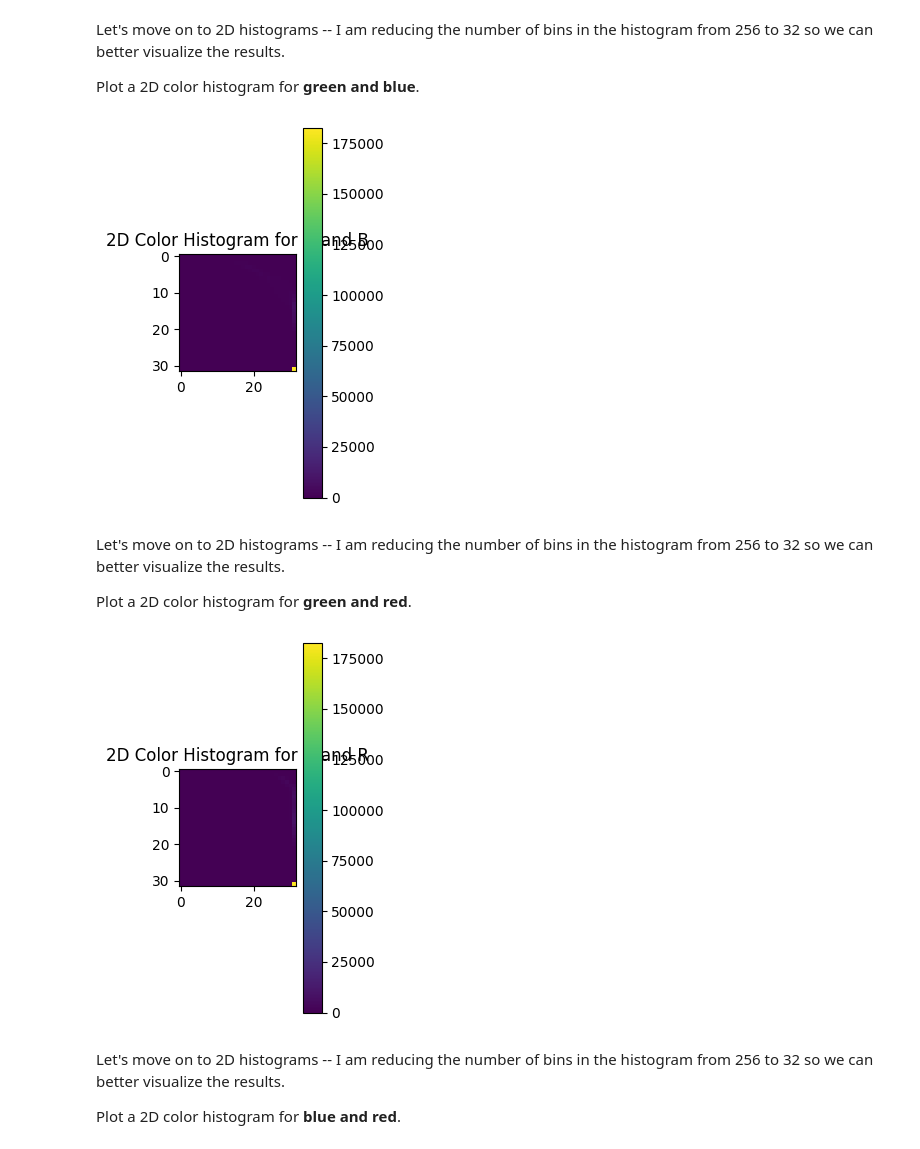
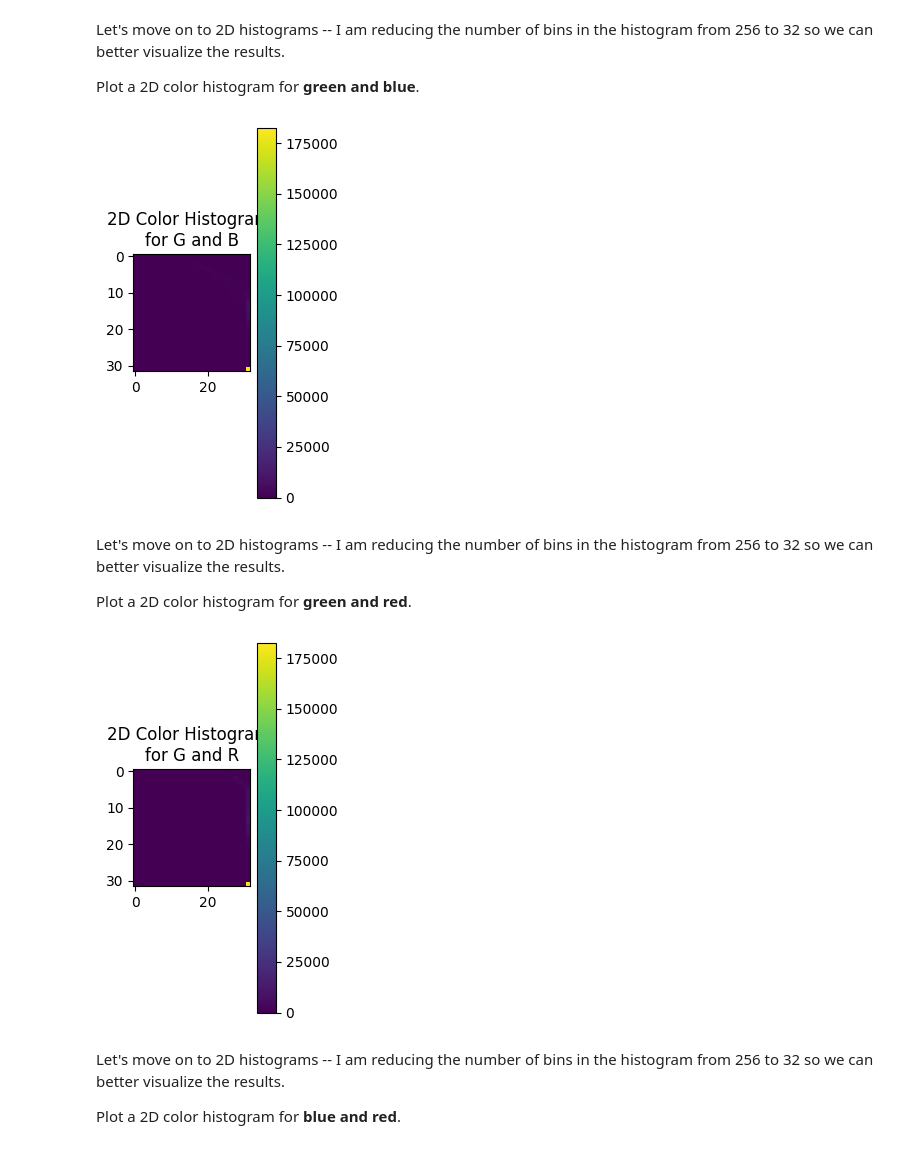
Before and after one commit to WanDz03/SMJE4313, a Jupyter notebook: Wan_color_histograms.ipynb, the cells around one changed output. Saved outputs shown, nothing was run; the diff lists cells and outputs as text; code cells hidden in the pictures.

```diff
--- a/Wan_color_histograms.ipynb
+++ b/Wan_color_histograms.ipynb
@@ -80,19 +80,19 @@ Plot a 2D color histogram for **green and blue**.
 # %%
 fig = plt.figure()
 
 # Plot a 2D color histogram for green and blue
 ax = fig.add_subplot(131)
 hist = cv2.calcHist([chans[1], chans[0]], [0, 1], None,
 	[32, 32], [0, 256, 0, 256])
 p = ax.imshow(hist, interpolation = "nearest")
-ax.set_title("2D Color Histogram for G and B")
+ax.set_title("2D Color Histogram \nfor G and B")
 plt.colorbar(p)
 
 # Task 4
 # Show the plot here :
 plt.show()
 # %% [output]
-[figure, old version]
+[figure, new version]
 # %% [markdown]
 Let's move on to 2D histograms -- I am reducing the number of bins in the histogram from 256 to 32 so we can better visualize the results.
 
@@ -105,14 +105,14 @@ ax = fig.add_subplot(132)
 hist = cv2.calcHist([chans[1], chans[2]], [0, 1], None,
 	[32, 32], [0, 256, 0, 256])
 p = ax.imshow(hist, interpolation = "nearest")
-ax.set_title("2D Color Histogram for G and R")
+ax.set_title("2D Color Histogram \nfor G and R")
 plt.colorbar(p)
 
 # Task 5
 # Show the plot here :
 plt.show()
 # %% [output]
-[figure, old version]
+[figure, new version]
 # %% [markdown]
 Let's move on to 2D histograms -- I am reducing the number of bins in the histogram from 256 to 32 so we can better visualize the results.
 
```
Also changed, not shown: parts of 2 cells of this notebook.
